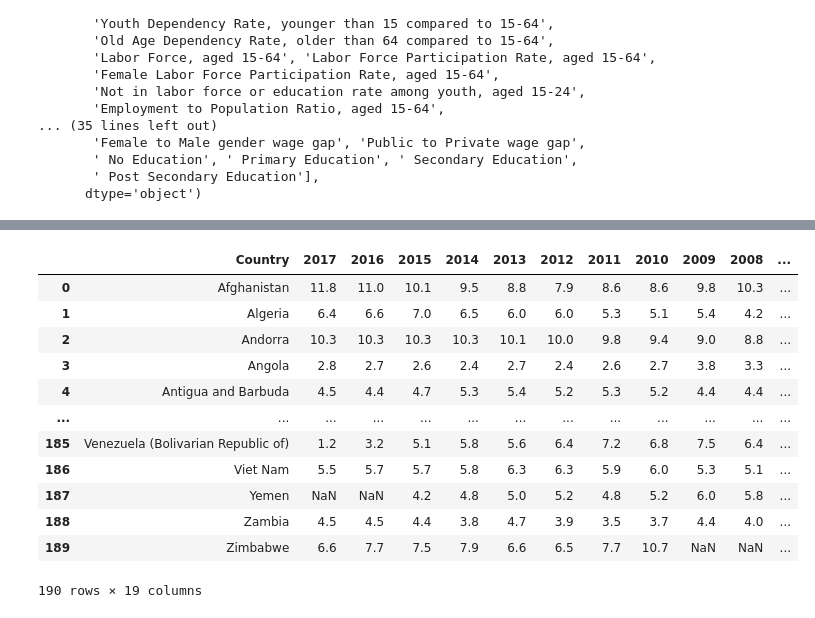
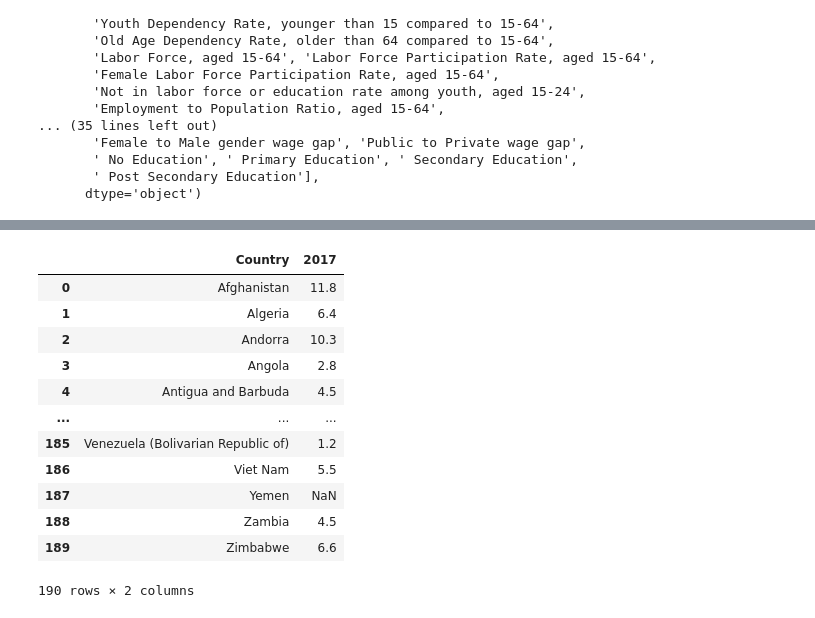
Before and after one commit to kfasola/Fasola_Final_Project, a Jupyter notebook: Fasola - Final Project.ipynb, the cells around one changed output, grey strips where cells are left out. Saved outputs shown, nothing was run; the diff lists cells and outputs as text; code cells hidden in the pictures.

```diff
--- a/Fasola - Final Project.ipynb
+++ b/Fasola - Final Project.ipynb
@@ -236,18 +594,19 @@ global_health_statistics.pivot_table(columns='Country name', index='Year of Surv
 # %%
 # Current health expenditure (CHE) as percentage of gross domestic product (GDP) (%)
 global_health_gdp = pd.read_csv('health_percentageofgdp.csv')
+global_health_gdp.drop(global_health_gdp.columns.difference(['Country', '2017']), axis=1, inplace=True)
 global_health_gdp
 # %% [output]
-|  | Country | 2017 | 2016 | 2015 | 2014 | 2013 | 2012 | 2011 | 2010 | 2009 | 2008 | ... |
-| 0 | Afghanistan | 11.8 | 11.0 | 10.1 | 9.5 | 8.8 | 7.9 | 8.6 | 8.6 | 9.8 | 10.3 | ... |
-| 1 | Algeria | 6.4 | 6.6 | 7.0 | 6.5 | 6.0 | 6.0 | 5.3 | 5.1 | 5.4 | 4.2 | ... |
-| 2 | Andorra | 10.3 | 10.3 | 10.3 | 10.3 | 10.1 | 10.0 | 9.8 | 9.4 | 9.0 | 8.8 | ... |
-| 3 | Angola | 2.8 | 2.7 | 2.6 | 2.4 | 2.7 | 2.4 | 2.6 | 2.7 | 3.8 | 3.3 | ... |
-| 4 | Antigua and Barbuda | 4.5 | 4.4 | 4.7 | 5.3 | 5.4 | 5.2 | 5.3 | 5.2 | 4.4 | 4.4 | ... |
-| ... | ... | ... | ... | ... | ... | ... | ... | ... | ... | ... | ... | ... |
-| 185 | Venezuela (Bolivarian Republic of) | 1.2 | 3.2 | 5.1 | 5.8 | 5.6 | 6.4 | 7.2 | 6.8 | 7.5 | 6.4 | ... |
-| 186 | Viet Nam | 5.5 | 5.7 | 5.7 | 5.8 | 6.3 | 6.3 | 5.9 | 6.0 | 5.3 | 5.1 | ... |
-| 187 | Yemen | NaN | NaN | 4.2 | 4.8 | 5.0 | 5.2 | 4.8 | 5.2 | 6.0 | 5.8 | ... |
-| 188 | Zambia | 4.5 | 4.5 | 4.4 | 3.8 | 4.7 | 3.9 | 3.5 | 3.7 | 4.4 | 4.0 | ... |
-| 189 | Zimbabwe | 6.6 | 7.7 | 7.5 | 7.9 | 6.6 | 6.5 | 7.7 | 10.7 | NaN | NaN | ... |
+|  | Country | 2017 |
+| 0 | Afghanistan | 11.8 |
+| 1 | Algeria | 6.4 |
+| 2 | Andorra | 10.3 |
+| 3 | Angola | 2.8 |
+| 4 | Antigua and Barbuda | 4.5 |
+| ... | ... | ... |
+| 185 | Venezuela (Bolivarian Republic of) | 1.2 |
+| 186 | Viet Nam | 5.5 |
+| 187 | Yemen | NaN |
+| 188 | Zambia | 4.5 |
+| 189 | Zimbabwe | 6.6 |
-190 rows × 19 columns
+190 rows × 2 columns
```
Also changed, not shown: parts of 44 cells of this notebook, 1 other file.
